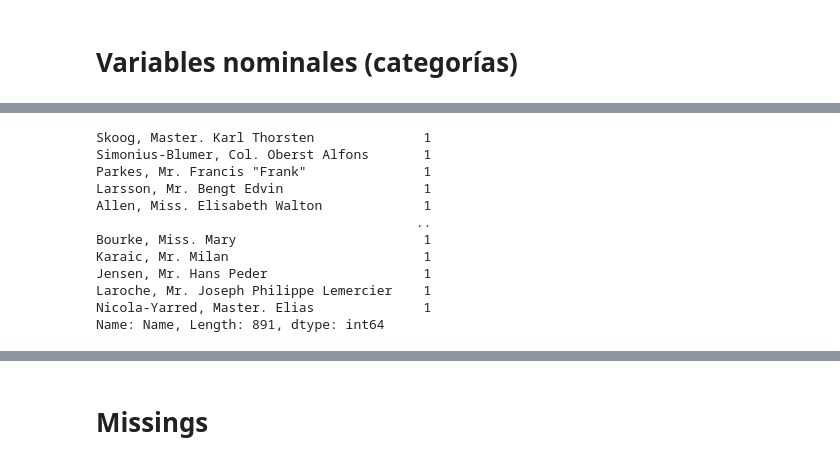
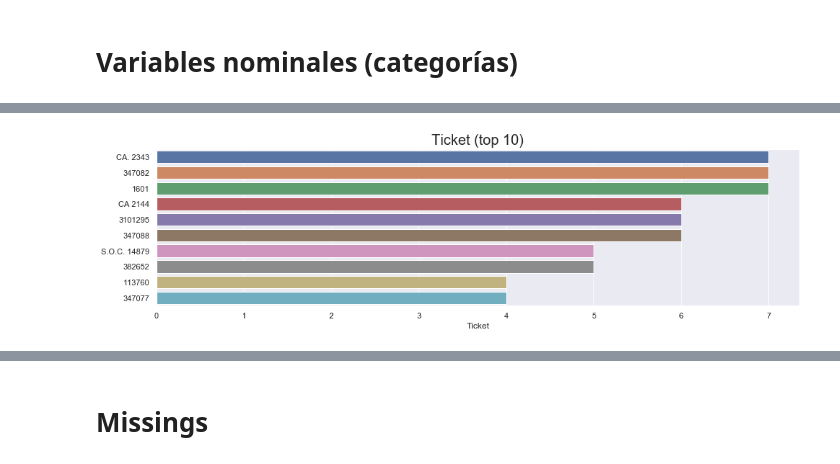
Before and after one commit to SaturdaysAI-Murcia/machine-learning, a Jupyter notebook: 2. Tabular data (clas)/2.1 EDA.ipynb, the cells around one changed output, grey strips where cells are left out. Cells and saved outputs as stored; diff of their text form; code cells hidden in the pictures.

```diff
--- a/2. Tabular data (clas)/2.1 EDA.ipynb
+++ b/2. Tabular data (clas)/2.1 EDA.ipynb
@@ -160,15 +146,4 @@ Name: Ticket, Length: 681, dtype: int64
-# %%
-df["Name"].value_counts()
-# %% [output]
-Skoog, Master. Karl Thorsten              1
-Simonius-Blumer, Col. Oberst Alfons       1
-Parkes, Mr. Francis "Frank"               1
-Larsson, Mr. Bengt Edvin                  1
-Allen, Miss. Elisabeth Walton             1
-                                         ..
-Bourke, Miss. Mary                        1
-Karaic, Mr. Milan                         1
-Jensen, Mr. Hans Peder                    1
-Laroche, Mr. Joseph Philippe Lemercier    1
-Nicola-Yarred, Master. Elias              1
-Name: Name, Length: 891, dtype: int64
+# %%
+plot_cat(df["Ticket"], "Ticket", top=10)
+# %% [output]
+[figure, added]
```
Also changed, not shown: parts of 25 cells of this notebook.
